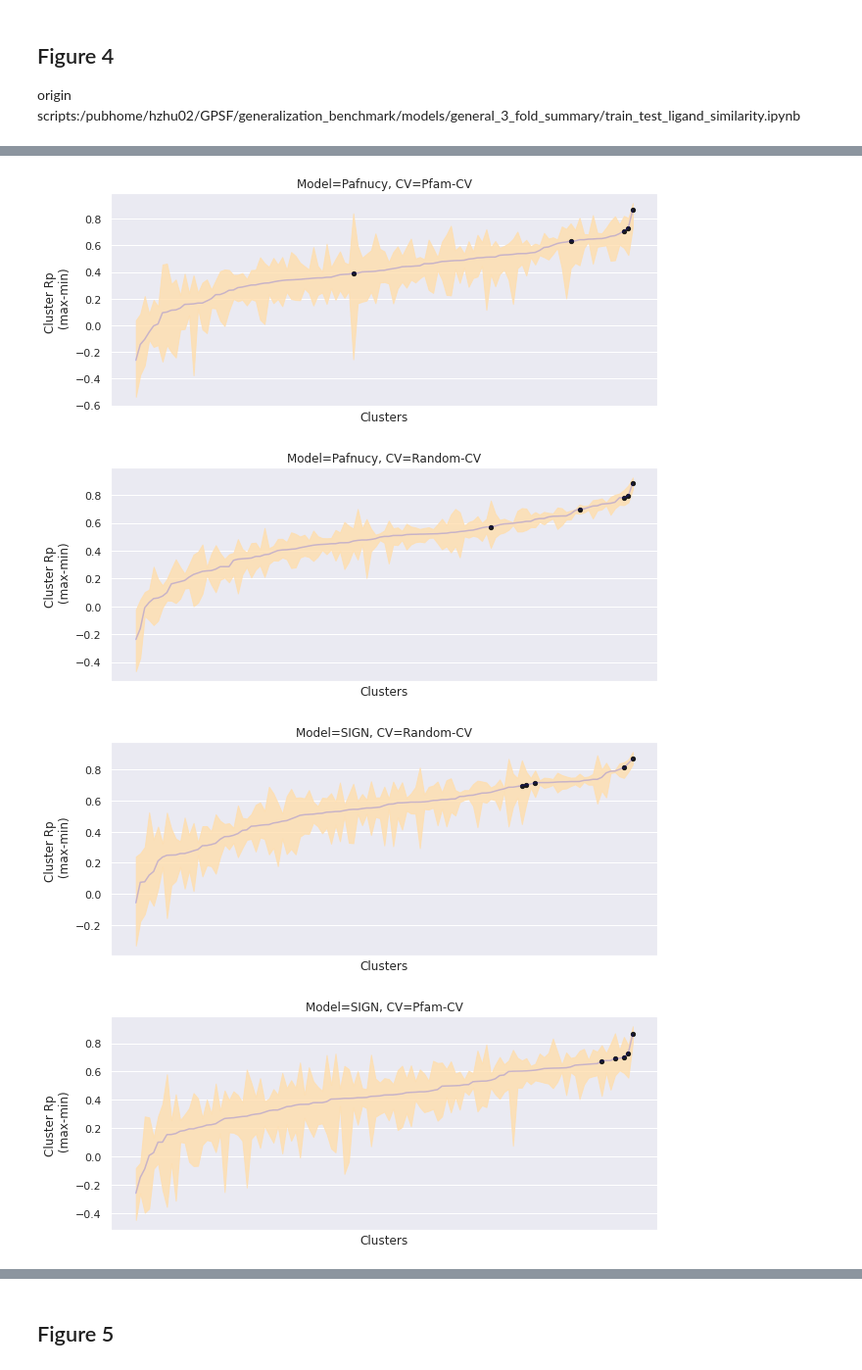
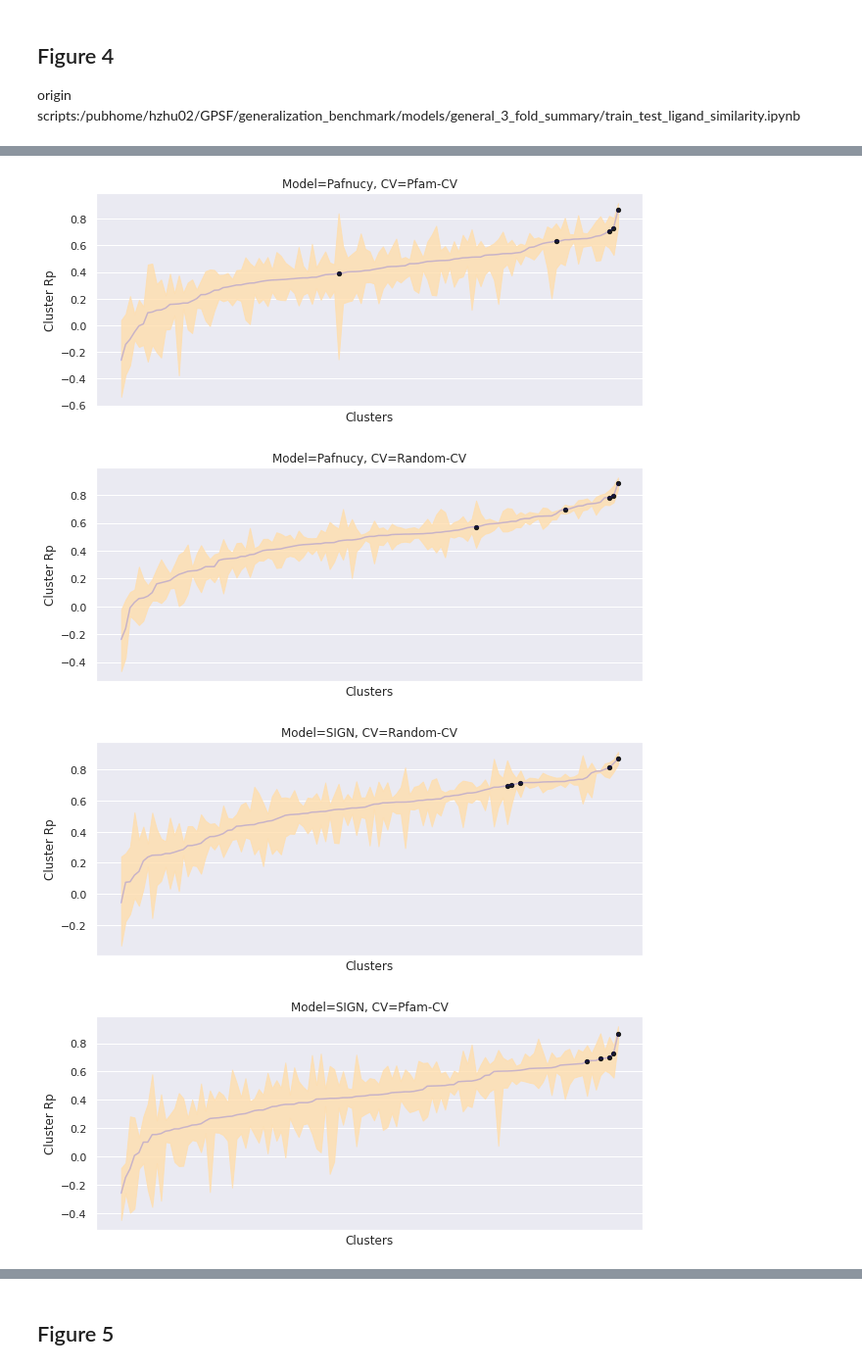
Before and after one commit to hnlab/generalization_benchmark, a Jupyter notebook: plot_scripts/plots.ipynb, the cells around one changed output, grey strips where cells are left out. Shown at 98% size. Cells and saved outputs as stored; diff of their text form; code cells hidden in the pictures.

```diff
--- a/plot_scripts/plots.ipynb
+++ b/plot_scripts/plots.ipynb
@@ -146,10 +177,10 @@ origin scripts:/pubhome/hzhu02/GPSF/generalization_benchmark/models/general_3_fo
 # %%
 selected_cluster=['Alk_phosphatase','Cyclophil-like','POLO_box','Calcineurin','S5']
 # %%
-PCV_clu_score_10 = pd.read_csv("../models/results/RFScore_PCV_10_cluster_rp.csv")
-rf_PCV_all_pdb_score=pd.read_csv("../models/results/RFScore_PCV_10_all_pdb_score.csv")
-RCV_clu_score_10=pd.read_csv("../models/results/RFScore_RCV_10_cluster_rp.csv")
-rf_RCV_all_pdb_score=pd.read_csv("../models/results/RFScore_RCV_10_all_pdb_score.csv")
+PCV_clu_score_10 = pd.read_csv("/pubhome/hzhu02/GPSF/generalization_benchmark/models/general_3_fold_summary/data_mw_bias/RFScore_PCV_10_cluster_rp.csv")
+rf_PCV_all_pdb_score=pd.read_csv("/pubhome/hzhu02/GPSF/generalization_benchmark/models/general_3_fold_summary/data_mw_bias/RFScore_PCV_10_all_pdb_score.csv")
+RCV_clu_score_10=pd.read_csv("/pubhome/hzhu02/GPSF/generalization_benchmark/models/general_3_fold_summary/data_mw_bias/RFScore_RCV_10_cluster_rp.csv")
+rf_RCV_all_pdb_score=pd.read_csv("/pubhome/hzhu02/GPSF/generalization_benchmark/models/general_3_fold_summary/data_mw_bias/RFScore_RCV_10_all_pdb_score.csv")
 # %%
 models =["model_"+str(i) for i in range(1,11)]
 PCV_clu_score_10['max'] = PCV_clu_score_10[['cluster']+models].max(axis=1)
@@ -208,4 +235,7 @@ pafnucy_RCV_clu_score_10=pd.read_csv("../models/results/pafnucy_rcv_10_cluster_r
 # %%
+pafnucy_PCV_clu_score_10=pd.read_csv("/pubhome/hzhu02/GPSF/generalization_benchmark/models/general_3_fold_summary/data_mw_bias/pafnucy_pcv_10_cluster_rp.csv")
+pafnucy_RCV_clu_score_10=pd.read_csv("/pubhome/hzhu02/GPSF/generalization_benchmark/models/general_3_fold_summary/data_mw_bias/pafnucy_rcv_10_cluster_rp.csv")
+
 # plt.figure(figsize=(6, 12), facecolor='w', edgecolor='k')
 sns.set(font_scale=1.0)
 fig, ax =plt.subplots(figsize=(10,4))
@@ -217,12 +247,12 @@ for clu in selected_cluster:
     ax.scatter(clu, pafnucy_PCV_clu_score_10[pafnucy_PCV_clu_score_10['cluster']==clu]['mean'], c='k', s=18)
 ax.set_xlabel("Clusters")
 ax.set_xticks([])
-ax.set_ylabel("Cluster Rp \n (max-min)")
+ax.set_ylabel("Cluster Rp")
 ax.set_title("Model=Pafnucy, CV=Pfam-CV")
 # plt.show()
 plt.savefig("./png/figure_4_pafnucy_pcv.png", dpi=800, bbox_inches='tight')
 # %% [output]
-[figure, old version]
+[figure, new version]
 # %%
 # plt.figure(figsize=(6, 12), facecolor='w', edgecolor='k')
 sns.set(font_scale=1.0)
@@ -235,47 +265,47 @@ for clu in selected_cluster:
     ax.scatter(clu, pafnucy_RCV_clu_score_10[pafnucy_RCV_clu_score_10['cluster']==clu]['mean'], c='k', s=18)
 ax.set_xlabel("Clusters")
 ax.set_xticks([])
-ax.set_ylabel("Cluster Rp \n (max-min)")
+ax.set_ylabel("Cluster Rp")
 ax.set_title("Model=Pafnucy, CV=Random-CV")
 # plt.show()
 plt.savefig("./png/figure_4_pafnucy_rcv.png", dpi=800, bbox_inches='tight')
 # %% [output]
-[figure, old version]
+[figure, new version]
 # %%
-sign_PCV_clu_score_10=pd.read_csv("../models/results/sign_PCV_clu_score_10.csv")
-sign_RCV_clu_score_10=pd.read_csv("../models/results/sign_RCV_clu_score_10.csv")
+sign_PCV_clu_score_10=pd.read_csv("/pubhome/hzhu02/GPSF/generalization_benchmark/models/general_3_fold_summary/data_mw_bias/sign_PCV_clu_score_10.csv")
+sign_RCV_clu_score_10=pd.read_csv("/pubhome/hzhu02/GPSF/generalization_benchmark/models/general_3_fold_summary/data_mw_bias/sign_RCV_clu_score_10.csv")
 
 # plt.figure(figsize=(6, 12), facecolor='w', edgecolor='k')
 sns.set(font_scale=1.0)
 fig, ax =plt.subplots(figsize=(10,4))
 # ax.plot(sign_RCV_clu_score_10.sort_values(by=['cluster'])['cluster'], sign_RCV_clu_score_10.sort_values(by=['cluster'])['mean'])
 ax.plot(sign_RCV_clu_score_10.sort_values(by=['mean'])['cluster'], sign_RCV_clu_score_10.sort_values(by=['mean'])['mean'], color="#0000FF", alpha=0.2)
 # ax.fill_between(sign_RCV_clu_score_10.sort_values(by=['cluster'])['cluster'], sign_RCV_clu_score_10.sort_values(by=['cluster'])['min'], sign_RCV_clu_score_10.sort_values(by=['cluster'])['max'], color="skyblue", alpha=0.8)
 ax.fill_between(sign_RCV_clu_score_10.sort_values(by=['mean'])['cluster'], sign_RCV_clu_score_10.sort_values(by=['mean'])['min'], sign_RCV_clu_score_10.sort_values(by=['mean'])['max'], color="#FFDEAD", alpha=0.8)
 ax.set_xlabel("Clusters")
 ax.set_xticks([])
-ax.set_ylabel("Cluster Rp \n (max-min)")
+ax.set_ylabel("Cluster Rp")
 ax.set_title("Model=SIGN, CV=Random-CV")
 for clu in selected_cluster:
     ax.scatter(clu, sign_RCV_clu_score_10[sign_RCV_clu_score_10['cluster']==clu]['mean'], c='k', s=18)
 # plt.show()
 plt.savefig("./png/figure_4_sign_rcv.png", dpi=800, bbox_inches='tight')
 
 # plt.figure(figsize=(6, 12), facecolor='w', edgecolor='k')
 sns.set(font_scale=1.0)
 fig, ax =plt.subplots(figsize=(10,4))
 # ax.plot(sign_PCV_clu_score_10.sort_values(by=['cluster'])['cluster'], sign_PCV_clu_score_10.sort_values(by=['cluster'])['mean'])
 ax.plot(sign_PCV_clu_score_10.sort_values(by=['mean'])['cluster'], sign_PCV_clu_score_10.sort_values(by=['mean'])['mean'], color="#0000FF", alpha=0.2)
 # ax.fill_between(sign_PCV_clu_score_10.sort_values(by=['cluster'])['cluster'], sign_PCV_clu_score_10.sort_values(by=['cluster'])['min'], sign_PCV_clu_score_10.sort_values(by=['cluster'])['max'], color="skyblue", alpha=0.8)
 ax.fill_between(sign_PCV_clu_score_10.sort_values(by=['mean'])['cluster'], sign_PCV_clu_score_10.sort_values(by=['mean'])['min'], sign_PCV_clu_score_10.sort_values(by=['mean'])['max'], color="#FFDEAD", alpha=0.8)
 ax.set_xlabel("Clusters")
 ax.set_xticks([])
-ax.set_ylabel("Cluster Rp \n (max-min)")
+ax.set_ylabel("Cluster Rp")
 ax.set_title("Model=SIGN, CV=Pfam-CV")
 for clu in selected_cluster:
     ax.scatter(clu, sign_PCV_clu_score_10[sign_PCV_clu_score_10['cluster']==clu]['mean'], c='k', s=18)
 # plt.show()
 plt.savefig("./png/figure_4_sign_pcv.png", dpi=800, bbox_inches='tight')
 # %% [output]
-[figure, old version]
+[figure, new version]
-[figure, old version]
+[figure, new version]
```
Also changed, not shown: parts of 40 cells of this notebook, 54 other files.
